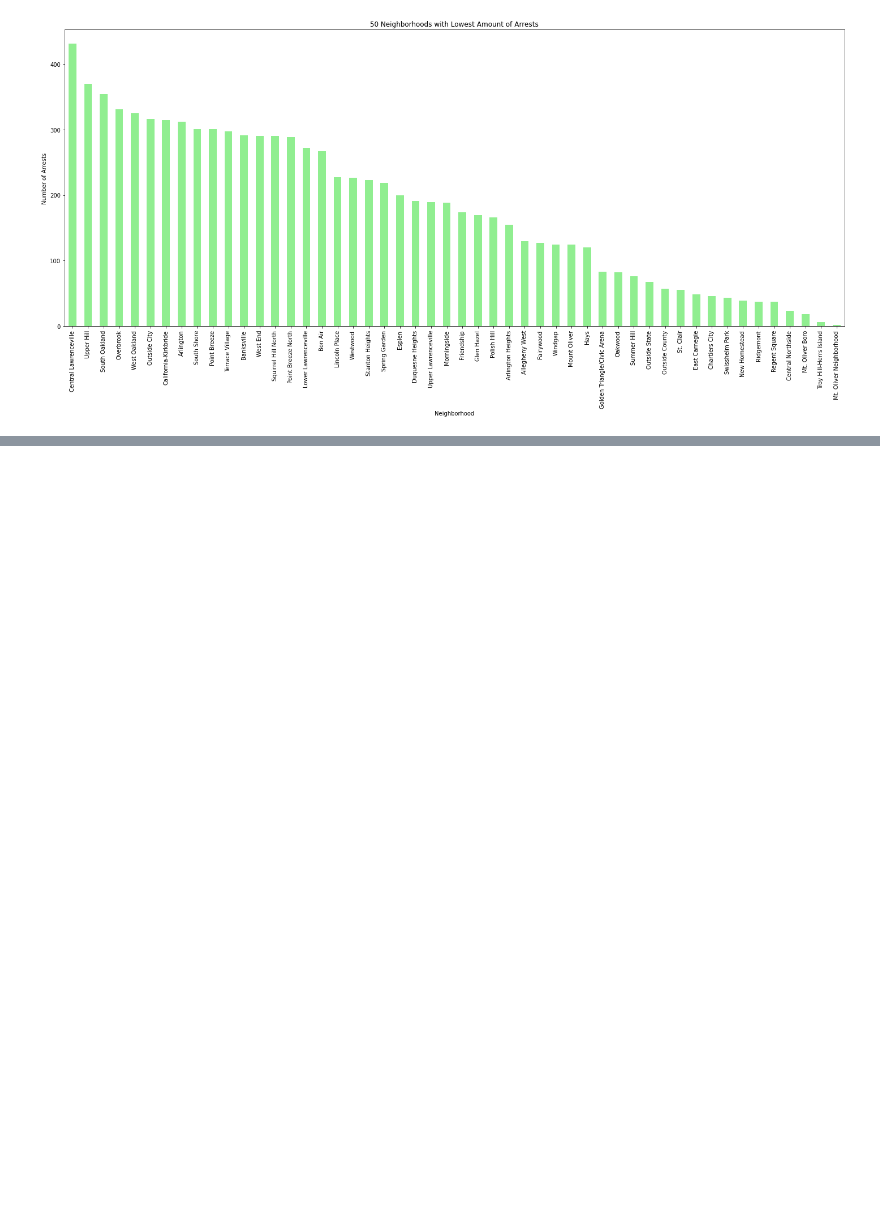
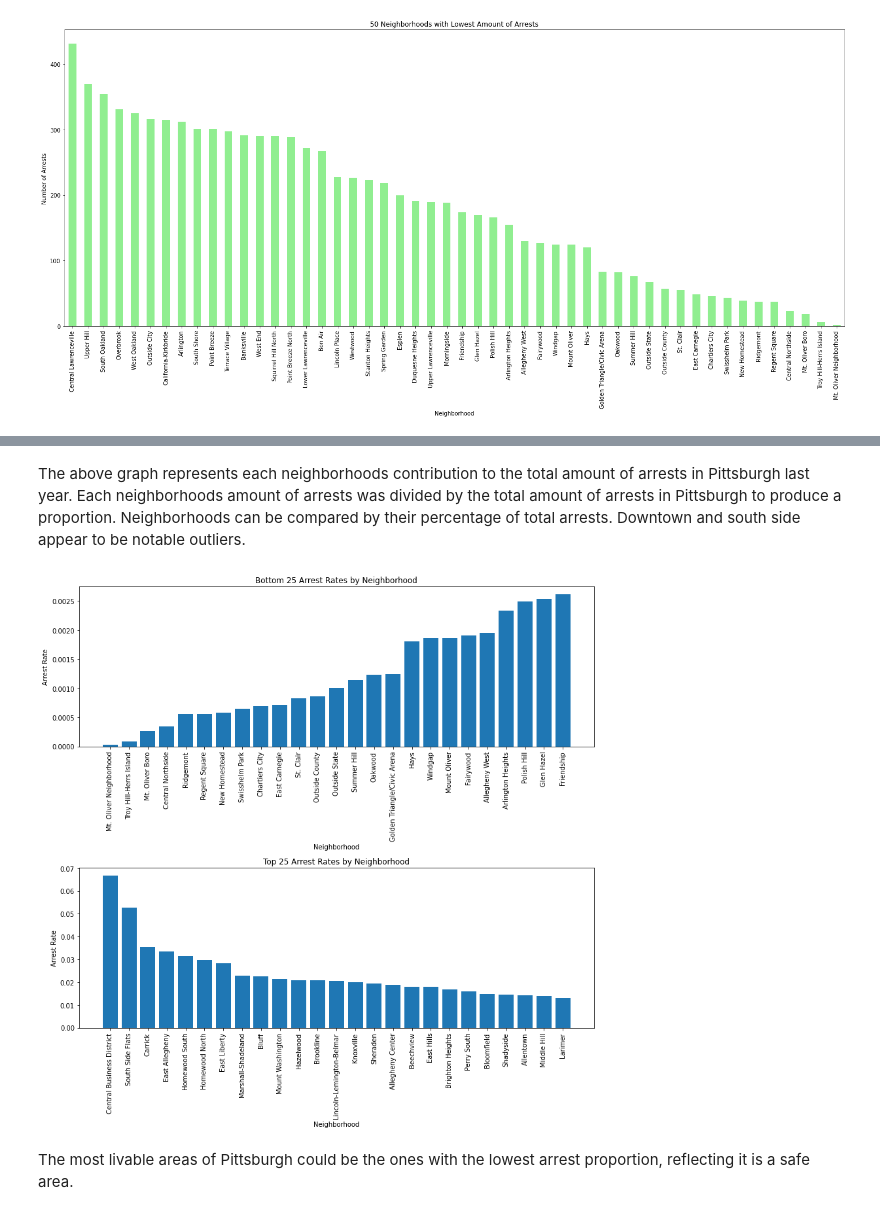
Before and after one commit to bark0de/CMPINF-0010-FP, a Jupyter notebook: Arrests.ipynb, the cells around one changed output, grey strips where cells are left out. Drawn from its saved outputs; the diff is of its cells as text; code cells hidden in the pictures; blank space fills up the shorter version.

```diff
--- a/Arrests.ipynb
+++ b/Arrests.ipynb
@@ -44,0 +68,41 @@ plt.show()
+# %% [markdown]
+The above graph represents each neighborhoods contribution to the total amount of arrests in Pittsburgh last year. Each neighborhoods amount of arrests was divided by the total amount of arrests in Pittsburgh to produce a proportion. Neighborhoods can be compared by their percentage of total arrests. Downtown and south side appear to be notable outliers.
+# %%
+import pandas as pd
+import matplotlib.pyplot as plt
+
+arrests_by_neighborhood = df.groupby('INCIDENTNEIGHBORHOOD').size()
+total_arrests = df.shape[0]
+
+# Calculate arrest rates
+arrest_rates = arrests_by_neighborhood / total_arrests
+
+# Sort arrest rates in ascending order (lowest 25)
+lowest_25 = arrest_rates.sort_values().head(25)
+
+# Sort arrest rates in descending order (top 25)
+top_25 = arrest_rates.sort_values(ascending=False).head(25)
+
+# Plotting
+fig, axes = plt.subplots(2, 1, figsize=(12, 12))
+
+# Plot for lowest 25 arrest rates
+axes[0].bar(lowest_25.index, lowest_25.values)
+axes[0].set_title('Bottom 25 Arrest Rates by Neighborhood')
+axes[0].set_xlabel('Neighborhood')
+axes[0].set_ylabel('Arrest Rate')
+axes[0].tick_params(axis='x', rotation=90)
+
+# Plot for top 25 arrest rates
+axes[1].bar(top_25.index, top_25.values)
+axes[1].set_title('Top 25 Arrest Rates by Neighborhood')
+axes[1].set_xlabel('Neighborhood')
+axes[1].set_ylabel('Arrest Rate')
+axes[1].tick_params(axis='x', rotation=90)
+
+plt.tight_layout()
+plt.show()
+# %% [output]
+[figure, added]
+# %% [markdown]
+The most livable areas of Pittsburgh could be the ones with the lowest arrest proportion, reflecting it is a safe area.
```
Also changed, not shown: parts of 2 cells of this notebook, 1 other file.
